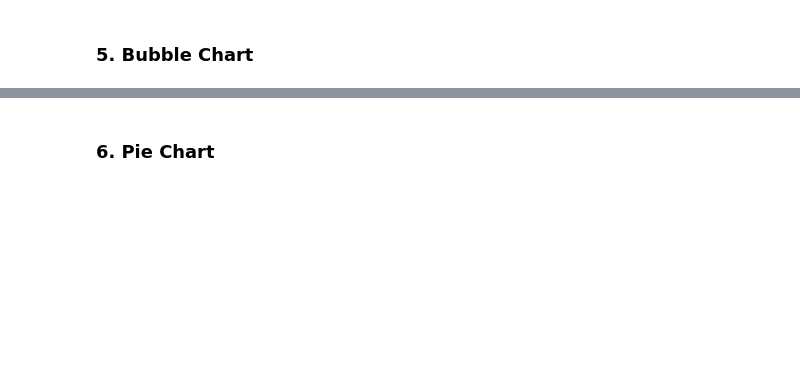
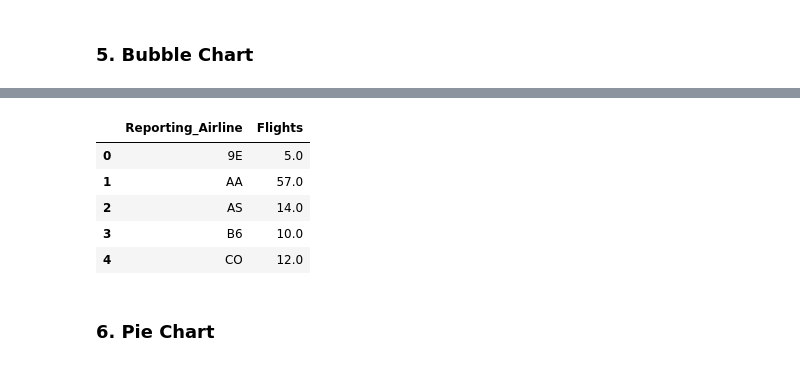
Before and after one commit to Ashraf-2/data_visualization_ibm, a Jupyter notebook: Data Visualization IBM/plotly_viz.ipynb, the cells around one changed output, grey strips where cells are left out. Saved outputs shown, nothing was run; the diff lists cells and outputs as text; code cells hidden in the pictures; blank space fills up the shorter version.

```diff
--- a/Data Visualization IBM/plotly_viz.ipynb
+++ b/Data Visualization IBM/plotly_viz.ipynb
@@ -171,0 +181,3 @@ fig33.show()
+# %%
+# Set missing values to 0
+data['ArrDelay'] = data['ArrDelay'].fillna(0)
@@ -173,0 +199,11 @@ fig33.show()
+# %%
+# Group the data by reporting airline and get number of flights
+bub_data = data.groupby('Reporting_Airline')['Flights'].sum().reset_index()
+bub_data.head()
+# %% [output]
+|  | Reporting_Airline | Flights |
+| 0 | 9E | 5.0 |
+| 1 | AA | 57.0 |
+| 2 | AS | 14.0 |
+| 3 | B6 | 10.0 |
+| 4 | CO | 12.0 |
```
Also changed, not shown: parts of 8 cells of this notebook.
